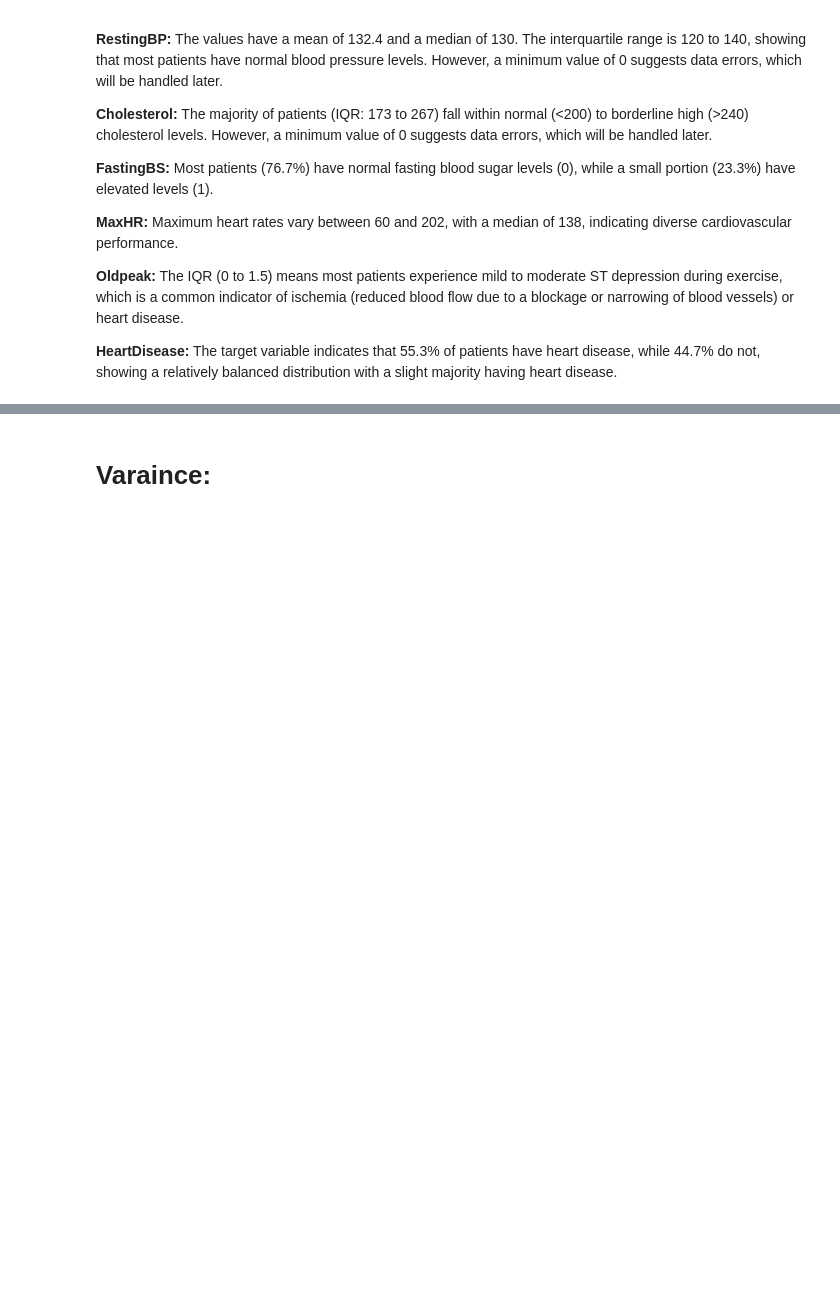
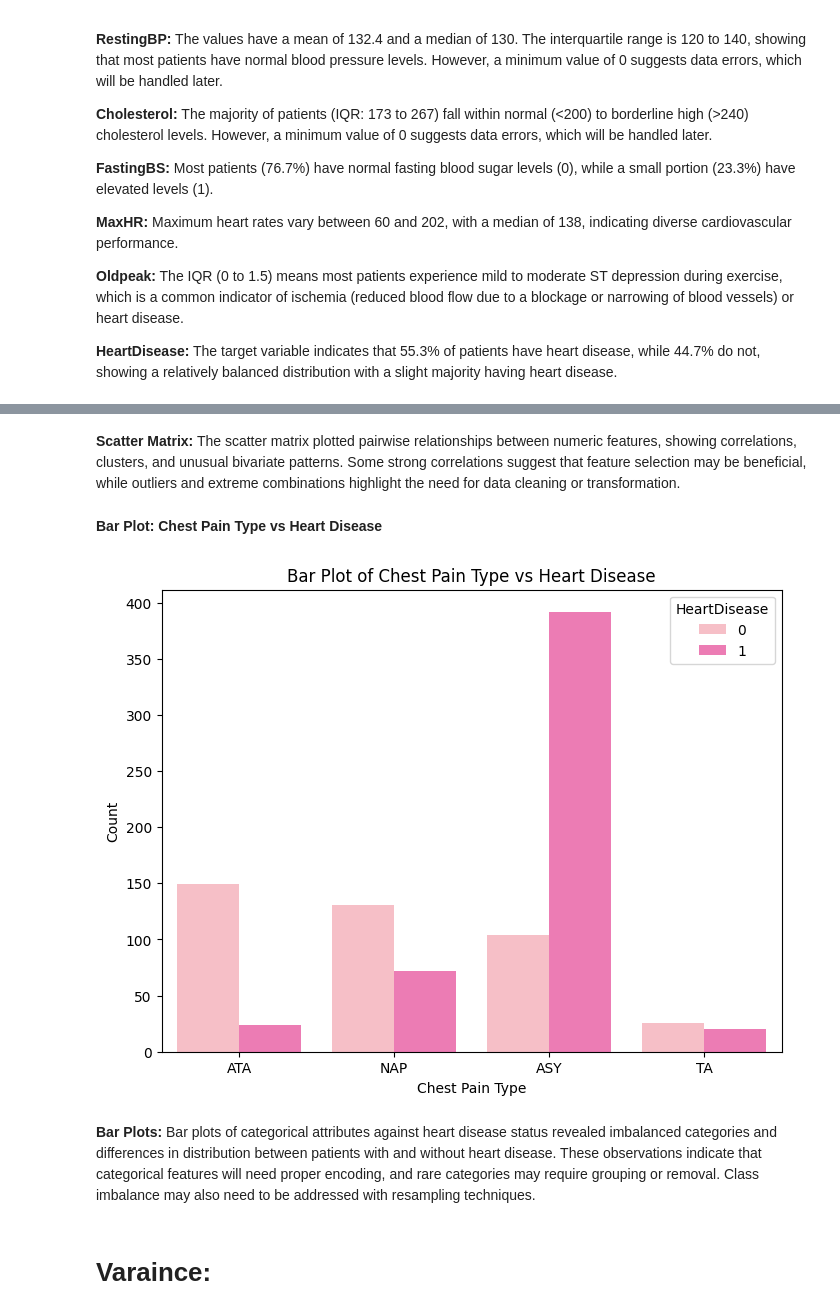
Before and after one commit to Janaalsh5/Heart-Disease, a Jupyter notebook: Phase1.ipynb, the cells around one changed output, grey strips where cells are left out. Cells and saved outputs as stored; diff of their text form; code cells hidden in the pictures; blank space fills up the shorter version.

```diff
--- a/Phase1.ipynb
+++ b/Phase1.ipynb
@@ -137,3 +197,18 @@ df.describe()
+# %% [markdown]
+**Scatter Matrix:** The scatter matrix plotted pairwise relationships between numeric features, showing correlations, clusters, and unusual bivariate patterns. Some strong correlations suggest that feature selection may be beneficial, while outliers and extreme combinations highlight the need for data cleaning or transformation.
+# %% [markdown]
+**Bar Plot: Chest Pain Type vs Heart Disease**
+# %%
+plt.figure(figsize=(8,6))
+sns.countplot(x="ChestPainType", hue="HeartDisease", data=df)
+plt.title("Bar Plot of Chest Pain Type vs Heart Disease")
+plt.xlabel("Chest Pain Type")
+plt.ylabel("Count")
+plt.show()
+# %% [output]
+[figure, added]
+# %% [markdown]
+**Bar Plots:** Bar plots of categorical attributes against heart disease status revealed imbalanced categories and differences in distribution between patients with and without heart disease. These observations indicate that categorical features will need proper encoding, and rare categories may require grouping or removal. Class imbalance may also need to be addressed with resampling techniques.
 # %% [markdown]
 # **Varaince:**
 # %%
```
Also changed, not shown: parts of 65 cells of this notebook.
